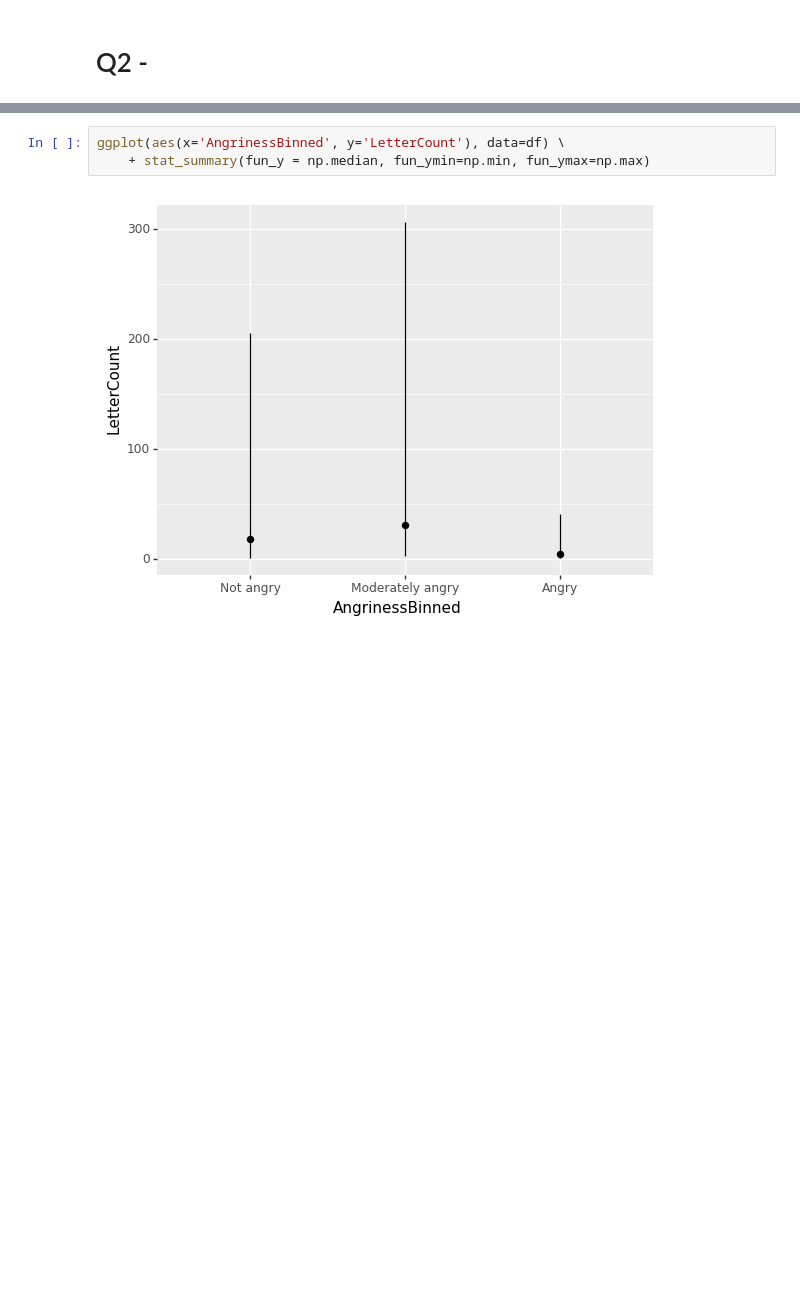
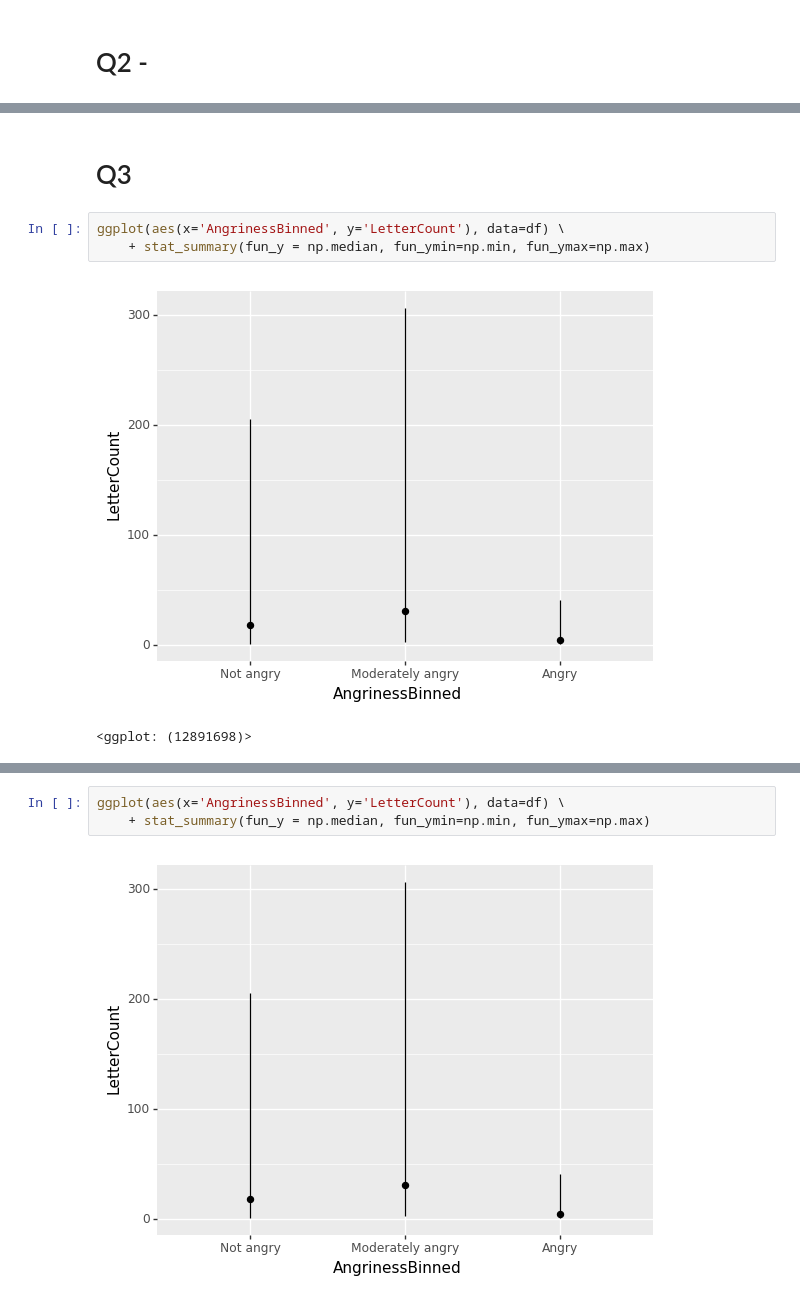
Before and after one commit to gpagliuca/buckley_issue_log, a Jupyter notebook: notebooks/Full EDA.ipynb, the cells around one changed output, grey strips where cells are left out. Saved outputs shown, nothing was run; the diff lists cells and outputs as text; blank space fills up the shorter version.

```diff
--- a/notebooks/Full EDA.ipynb
+++ b/notebooks/Full EDA.ipynb
@@ -95,0 +124,8 @@ ggplot(df, aes(x="LetterCount", y="Angriness", color='Region',)) \
+# %% [markdown]
+# Q3
+# %%
+ggplot(aes(x='AngrinessBinned', y='LetterCount'), data=df) \
+    + stat_summary(fun_y = np.median, fun_ymin=np.min, fun_ymax=np.max)
+# %% [output]
+[figure, added]
+<ggplot: (12891698)>
```
Also changed, not shown: parts of 16 cells of this notebook, 10 other files.
